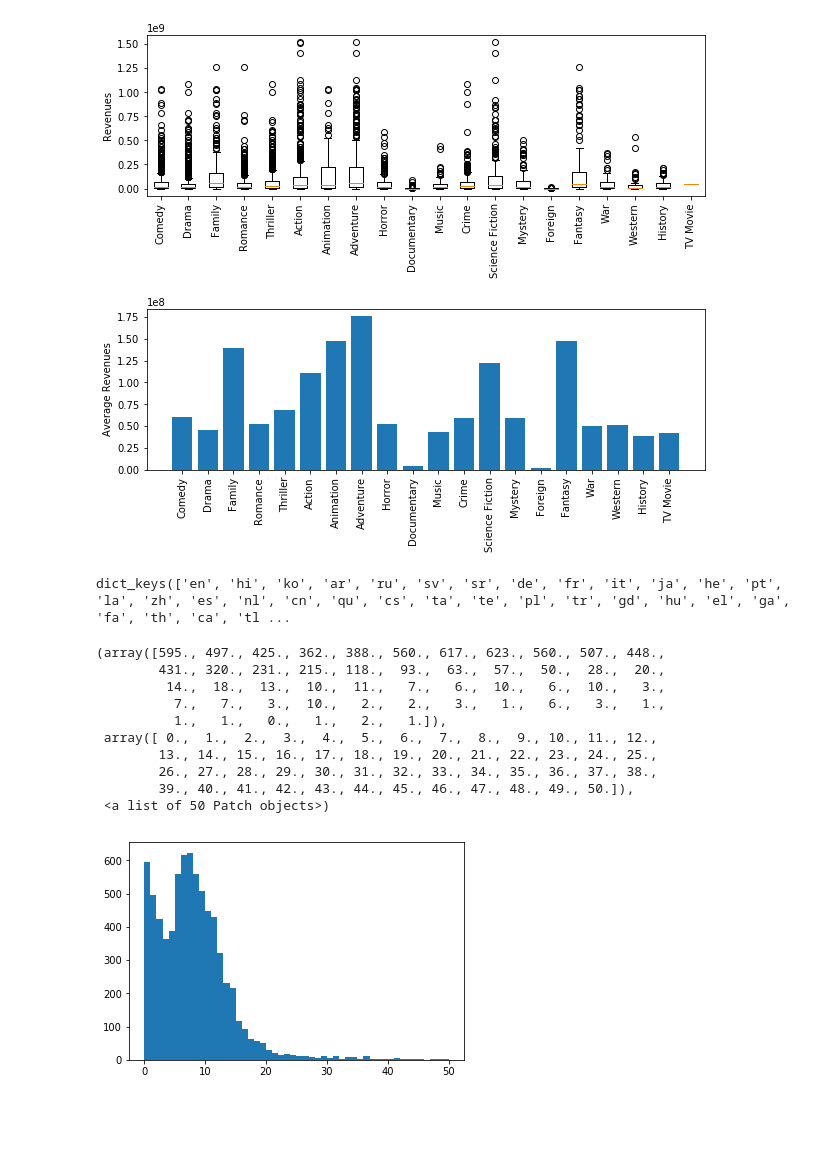
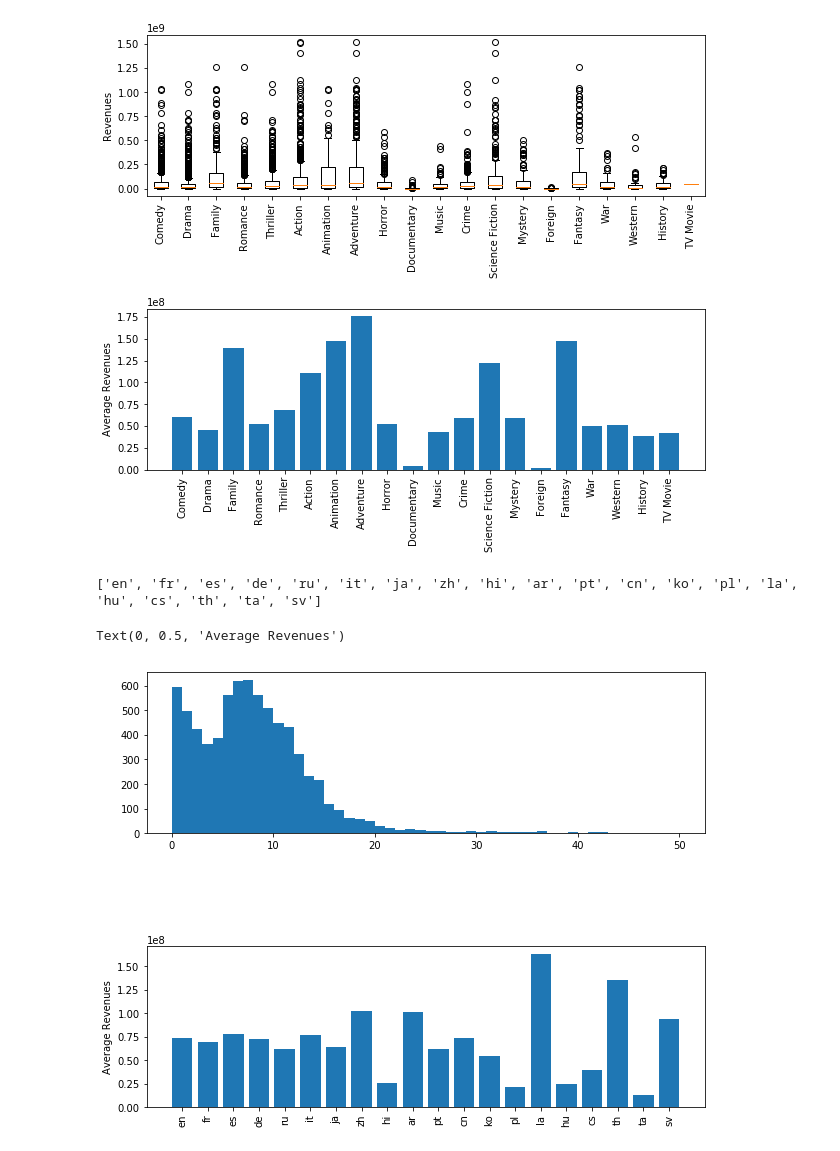
Before and after one commit to AmazingSean/kaggle_box_office, a Jupyter notebook: box_office_pred/src/src.ipynb, the cells around one changed output. Drawn from its saved outputs; the diff is of its cells as text; code cells hidden in the pictures; blank space fills up the shorter version.

Commit message:
spoken language eda

```diff
--- a/box_office_pred/src/src.ipynb
+++ b/box_office_pred/src/src.ipynb
@@ -189,26 +189,40 @@ Text(0, 0.5, 'Average Revenues')
 language_freq = get_freqs(data['spoken_languages'], 'iso_639_1')
 # sorted(language_freq.items(), key=operator.itemgetter(1))
 unique_languages = language_freq.keys()
-print(unique_languages)
+
+
+sorted_languages = sorted([(value,key) for (key,value) in language_freq.items()], reverse=True)
+top_20_languages = [i[1] for i in sorted_languages[0:20]]
+print(top_20_languages)
+
 
 ## One-Hot Encoding:
-for language in unique_languages:
-    data[language] = np.where(check_values(data['spoken_languages'], 'name', language), 1, 0)
+for language in top_20_languages:
+    data[language] = np.where(check_values(data['spoken_languages'], 'iso_639_1', language), 1, 0)
 # %% [output]
-dict_keys(['en', 'hi', 'ko', 'ar', 'ru', 'sv', 'sr', 'de', 'fr', 'it', 'ja', 'he', 'pt', 'la', 'zh', 'es', 'nl', 'cn', 'qu', 'cs', 'ta', 'te', 'pl', 'tr', 'gd', 'hu', 'el', 'ga', 'fa', 'th', 'ca', 'tl ...
+['en', 'fr', 'es', 'de', 'ru', 'it', 'ja', 'zh', 'hi', 'ar', 'pt', 'cn', 'ko', 'pl', 'la', 'hu', 'cs', 'th', 'ta', 'sv']
 # %%
-# Popularity
+# Popularity and spoken_languages:
+
 # plt.scatter(x=data[data['is_train']]['popularity'], y = data[data['is_train']]['revenue'])
-plt.hist(x=data[data['is_train'] & data['popularity'] < 50]['popularity'], bins=50, range=[0, 50])
+popularity_fig = plt.figure(1, figsize=(10, 8))
+popularity_fig.subplots_adjust(hspace=0.7, wspace=0.4)
+
+popularity_hist = popularity_fig.add_subplot(211)
+
+popularity_hist.hist(x=data[data['is_train'] & data['popularity'] < 50]['popularity'], bins=50, range=[0, 50])
+
+# average revenues for top 20 languages:
+revenue_averages_by_popularity = []
+for language_name in top_20_languages:
+    revenue = data[data[language_name] == 1 & data['is_train']]['revenue'].dropna().values.mean()
+#     print(revenue)
+    revenue_averages_by_popularity.append(revenue)
+
+language_barplot = popularity_fig.add_subplot(212)
+language_barplot.bar(top_20_languages, revenue_averages_by_popularity)
+language_barplot.tick_params(axis='x', labelrotation=90)
+language_barplot.set_ylabel('Average Revenues')
 # %% [output]
-(array([595., 497., 425., 362., 388., 560., 617., 623., 560., 507., 448.,
-        431., 320., 231., 215., 118.,  93.,  63.,  57.,  50.,  28.,  20.,
-         14.,  18.,  13.,  10.,  11.,   7.,   6.,  10.,   6.,  10.,   3.,
-          7.,   7.,   3.,  10.,   2.,   2.,   3.,   1.,   6.,   3.,   1.,
-          1.,   1.,   0.,   1.,   2.,   1.]),
- array([ 0.,  1.,  2.,  3.,  4.,  5.,  6.,  7.,  8.,  9., 10., 11., 12.,
-        13., 14., 15., 16., 17., 18., 19., 20., 21., 22., 23., 24., 25.,
-        26., 27., 28., 29., 30., 31., 32., 33., 34., 35., 36., 37., 38.,
-        39., 40., 41., 42., 43., 44., 45., 46., 47., 48., 49., 50.]),
- <a list of 50 Patch objects>)
+Text(0, 0.5, 'Average Revenues')
-[figure, old version]
+[figure, new version]
```
Also changed, not shown: parts of 3 cells of this notebook.
